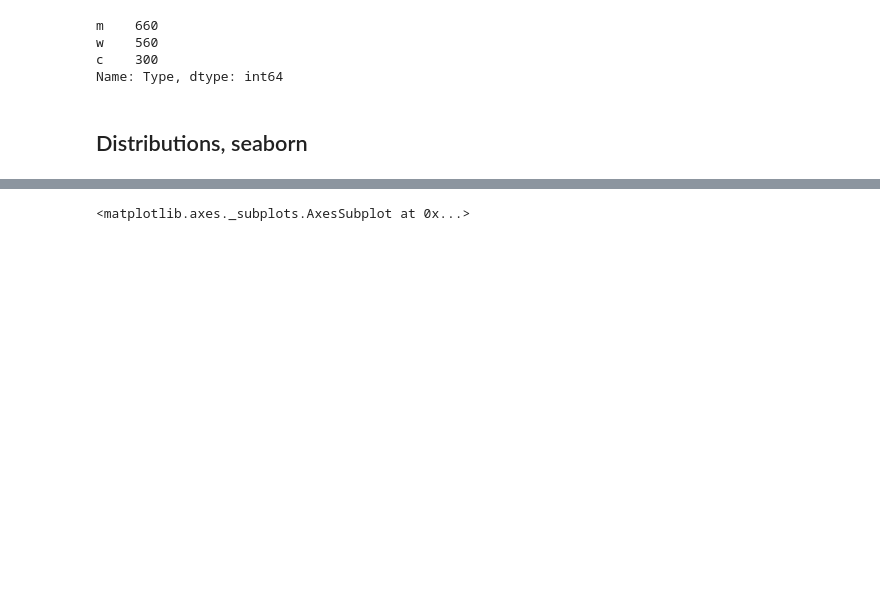
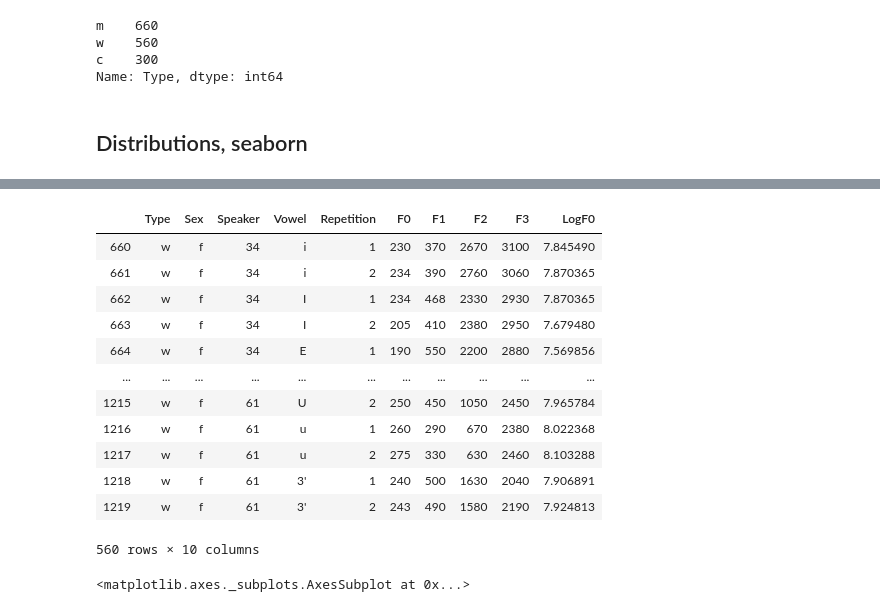
Before and after one commit to mim/ling83800dataAnalysis, a Jupyter notebook: lecture12.ipynb, the cells around one changed output, grey strips where cells are left out. Cells and saved outputs as stored; diff of their text form; code cells hidden in the pictures; blank space fills up the shorter version.

```diff
--- a/lecture12.ipynb
+++ b/lecture12.ipynb
@@ -172,3 +198,19 @@ sns.distplot(pb52["F0"])
+# %%
+pb52[pb52['Type']=="w"]
+# %% [output]
+|  | Type | Sex | Speaker | Vowel | Repetition | F0 | F1 | F2 | F3 | LogF0 |
+| 660 | w | f | 34 | i | 1 | 230 | 370 | 2670 | 3100 | 7.845490 |
+| 661 | w | f | 34 | i | 2 | 234 | 390 | 2760 | 3060 | 7.870365 |
+| 662 | w | f | 34 | I | 1 | 234 | 468 | 2330 | 2930 | 7.870365 |
+| 663 | w | f | 34 | I | 2 | 205 | 410 | 2380 | 2950 | 7.679480 |
+| 664 | w | f | 34 | E | 1 | 190 | 550 | 2200 | 2880 | 7.569856 |
+| ... | ... | ... | ... | ... | ... | ... | ... | ... | ... | ... |
+| 1215 | w | f | 61 | U | 2 | 250 | 450 | 1050 | 2450 | 7.965784 |
+| 1216 | w | f | 61 | u | 1 | 260 | 290 | 670 | 2380 | 8.022368 |
+| 1217 | w | f | 61 | u | 2 | 275 | 330 | 630 | 2460 | 8.103288 |
+| 1218 | w | f | 61 | 3' | 1 | 240 | 500 | 1630 | 2040 | 7.906891 |
+| 1219 | w | f | 61 | 3' | 2 | 243 | 490 | 1580 | 2190 | 7.924813 |
+560 rows × 10 columns
 # %%
 sns.distplot(pb52[pb52['Type']=="w"]["F0"])
 # %% [output]
```
Also changed, not shown: parts of 9 cells of this notebook.
